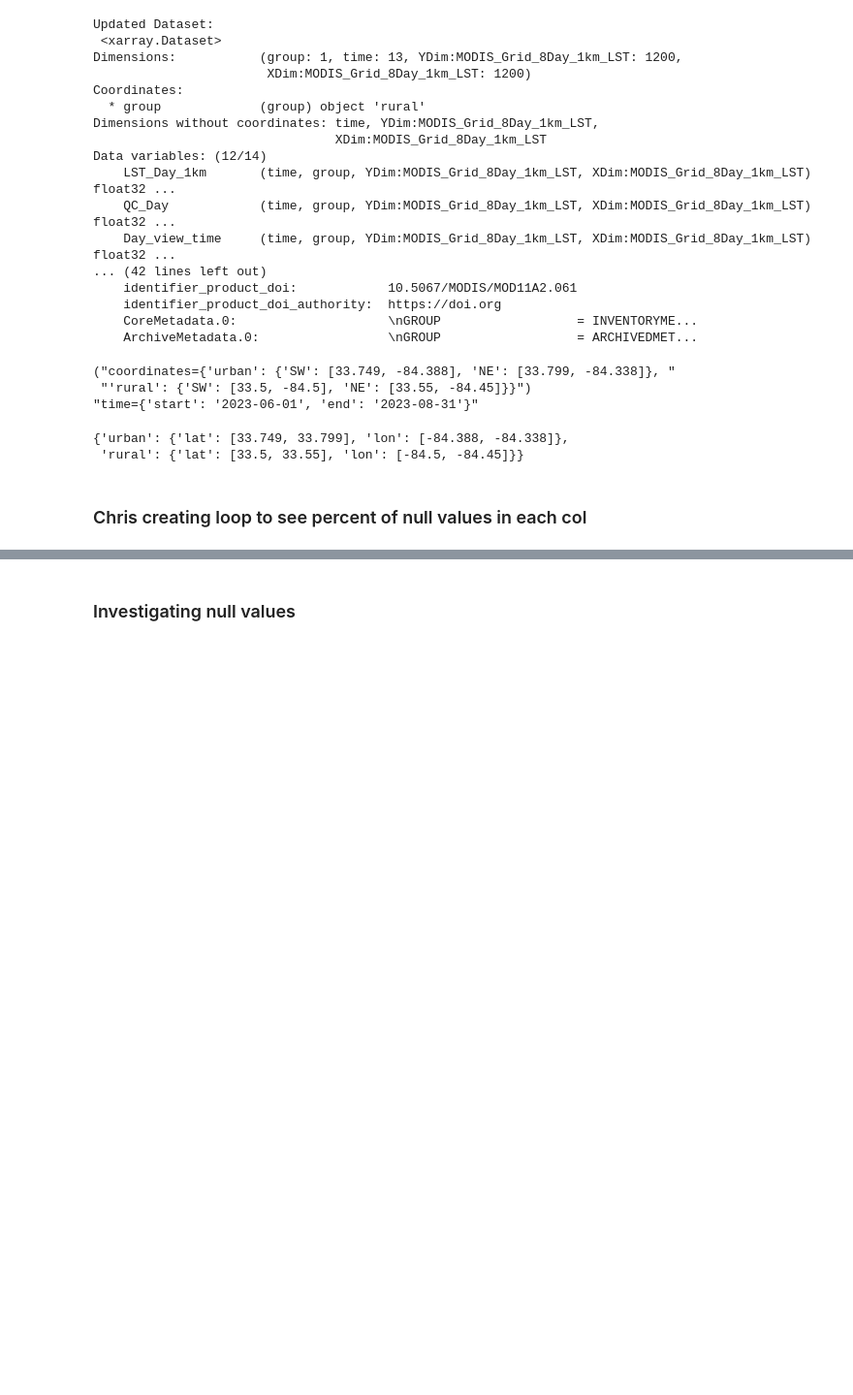
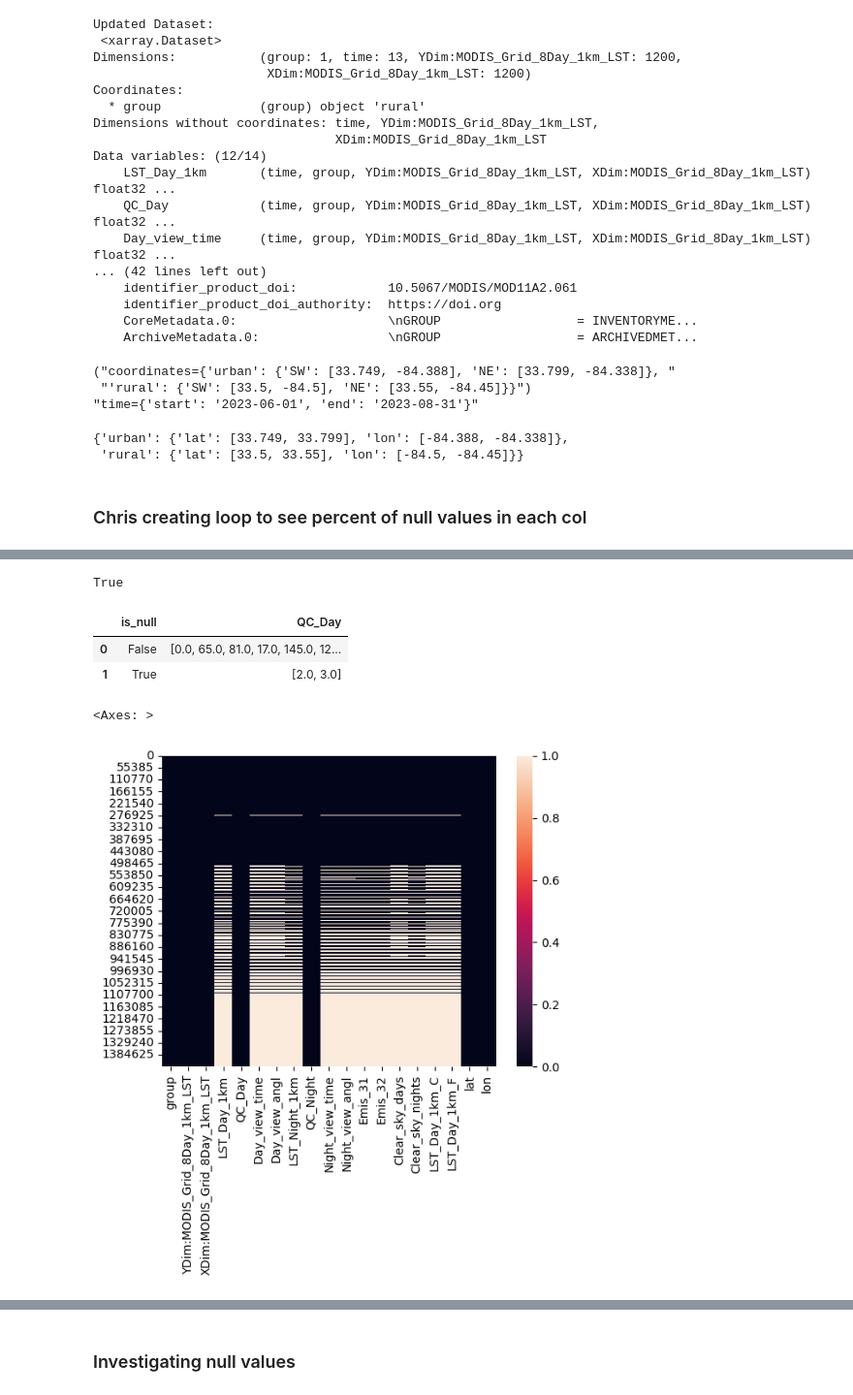
Before and after one commit to jirvingphd/nasa-earth-science, a Jupyter notebook: heat-island-analysis.ipynb, the cells around one changed output, grey strips where cells are left out. Shown at 97% size. Saved outputs shown, nothing was run; the diff lists cells and outputs as text; code cells hidden in the pictures; blank space fills up the shorter version.

```diff
--- a/heat-island-analysis.ipynb
+++ b/heat-island-analysis.ipynb
@@ -1165,0 +1186,7 @@ def check_for_nans(df):
+# %%
+i_sel = 0
+df_rural = ds_rural.isel(time=i_sel).to_dataframe().reset_index()
+df_urban = ds_urban.isel(time=i_sel).to_dataframe().reset_index()
+
+df = pd.concat([df_rural, df_urban])
+df
@@ -1166,3 +1250,23 @@ def check_for_nans(df):
+# %%
+# checking QC control versus null values
+df['is_null'] = df['LST_Day_1km'].isna()
+# creating new col that identifies if the value of QC_Day is 2 or 3
+df['is_2_or_3'] = df['QC_Day'].isin([2.0, 3.0])
+# confirming that all null values in LST_Day_1km are associated with either 2 or 3 in teh QC_Day col
+(df['is_null'] == df['is_2_or_3']).all()
+# %% [output]
+True
+# %%
+df.groupby('is_null', as_index=False)['QC_Day'].unique()#.value_counts(dropna=False)
+# %% [output]
+|  | is_null | QC_Day |
+| 0 | False | [0.0, 65.0, 81.0, 17.0, 145.0, 12... |
+| 1 | True | [2.0, 3.0] |
+# %%
+sns.heatmap(df_urban.isna())
+# %% [output]
+<Axes: >
+[figure, added]
 # %%
 urban_nans_df = check_for_nans(ds_urban)
 rural_nans_df = check_for_nans(ds_rural)
```
Also changed, not shown: parts of 12 cells of this notebook.
